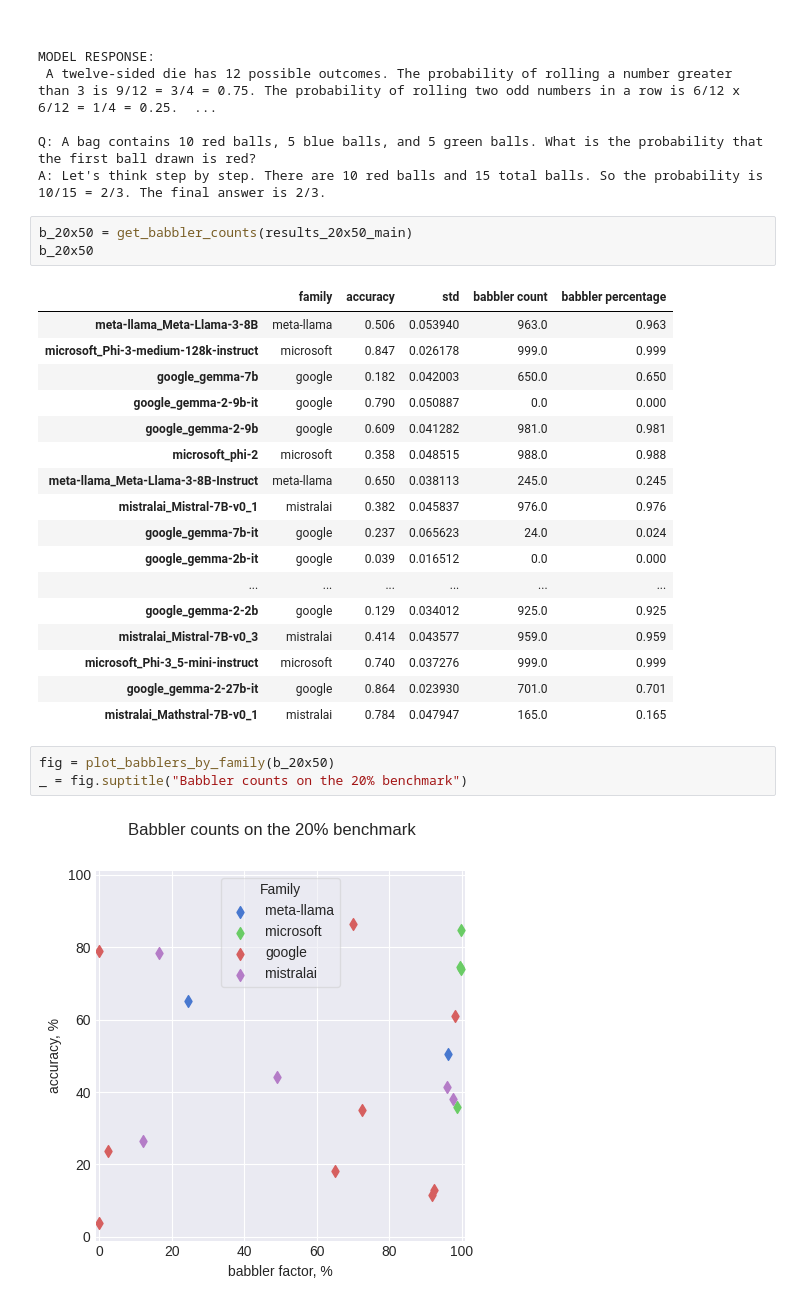
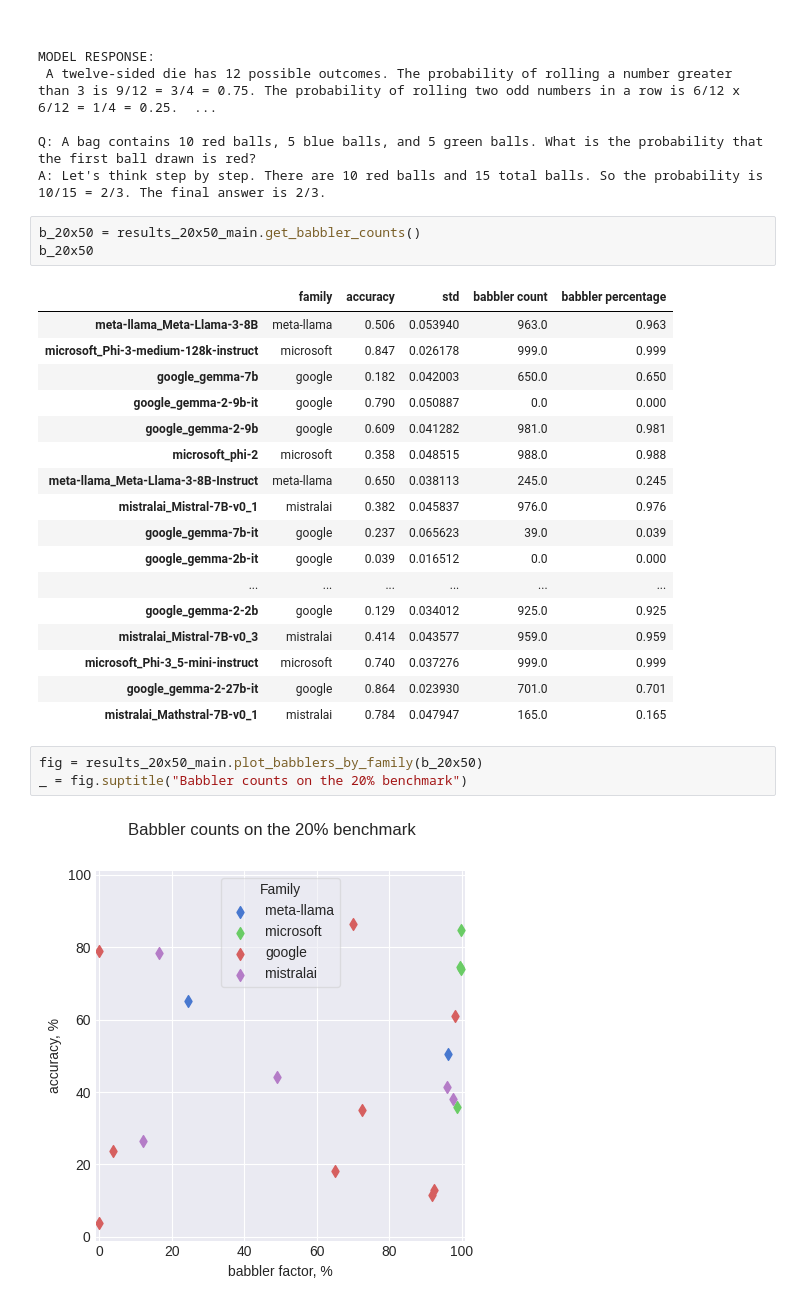
Before and after one commit to the-mysh/gsm-symbolic-benchmarking, a Jupyter notebook: notebooks/results_pres/2025-11-19.ipynb, the cells around one changed output. Cells and saved outputs as stored; diff of their text form.

```diff
--- a/notebooks/results_pres/2025-11-19.ipynb
+++ b/notebooks/results_pres/2025-11-19.ipynb
@@ -179,7 +177,7 @@ MODEL RESPONSE:
 Q: A bag contains 10 red balls, 5 blue balls, and 5 green balls. What is the probability that the first ball drawn is red?
 A: Let's think step by step. There are 10 red balls and 15 total balls. So the probability is 10/15 = 2/3. The final answer is 2/3.
 # %%
-b_20x50 = get_babbler_counts(results_20x50_main)
+b_20x50 = results_20x50_main.get_babbler_counts()
 b_20x50
 # %% [output]
 |  | family | accuracy | std | babbler count | babbler percentage |
@@ -191,7 +189,7 @@ b_20x50
 | microsoft_phi-2 | microsoft | 0.358 | 0.048515 | 988.0 | 0.988 |
 | meta-llama_Meta-Llama-3-8B-Instruct | meta-llama | 0.650 | 0.038113 | 245.0 | 0.245 |
 | mistralai_Mistral-7B-v0_1 | mistralai | 0.382 | 0.045837 | 976.0 | 0.976 |
-| google_gemma-7b-it | google | 0.237 | 0.065623 | 24.0 | 0.024 |
+| google_gemma-7b-it | google | 0.237 | 0.065623 | 39.0 | 0.039 |
 | google_gemma-2b-it | google | 0.039 | 0.016512 | 0.0 | 0.000 |
 | ... | ... | ... | ... | ... | ... |
 | google_gemma-2-2b | google | 0.129 | 0.034012 | 925.0 | 0.925 |
@@ -200,9 +198,9 @@ b_20x50
 | google_gemma-2-27b-it | google | 0.864 | 0.023930 | 701.0 | 0.701 |
 | mistralai_Mathstral-7B-v0_1 | mistralai | 0.784 | 0.047947 | 165.0 | 0.165 |
 # %%
-fig = plot_babblers_by_family(b_20x50)
+fig = results_20x50_main.plot_babblers_by_family(b_20x50)
 _ = fig.suptitle("Babbler counts on the 20% benchmark")
 # %% [output]
-[figure, old version]
+[figure, new version]
 # %%
 results_5x10_main = MultiModelResultsAnalyser(p_5x10x4/'main_test', load_full_data=True)
```
Also changed, not shown: parts of 3 cells of this notebook, 5 other files.
